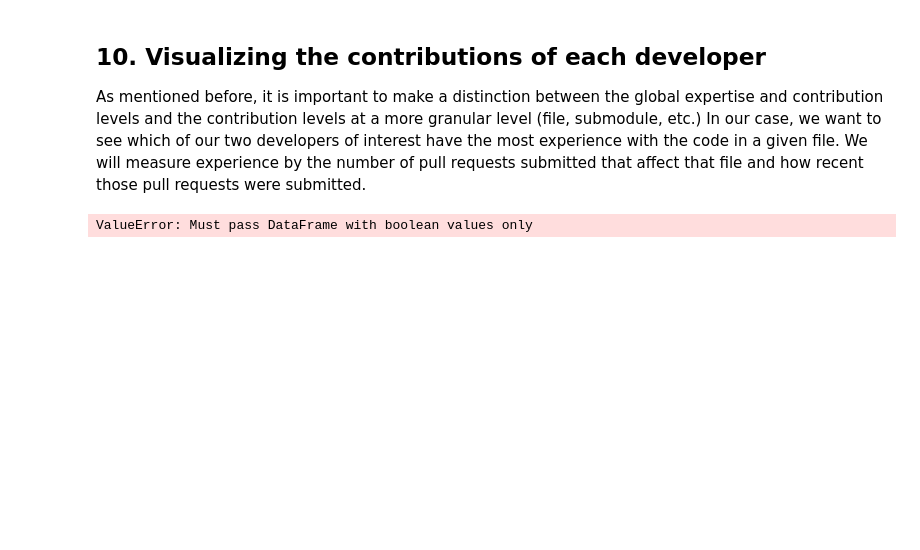
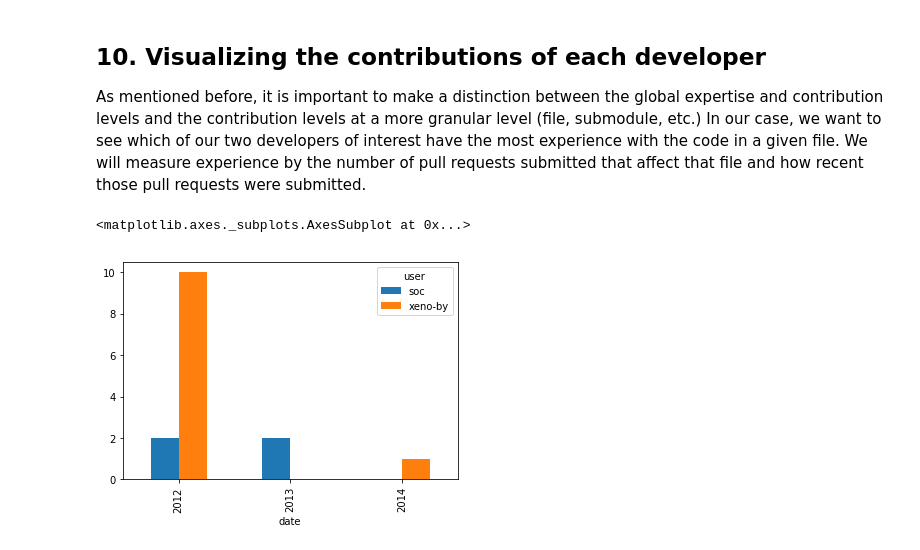
Before and after one commit to ozoryms/Python-DC, a Jupyter notebook: The GitHub History of the Scala Language/The Github History of the Scala Language.ipynb, the cells around one changed output. Cells and saved outputs as stored; diff of their text form; code cells hidden in the pictures; blank space fills up the shorter version.

```diff
--- a/The GitHub History of the Scala Language/The Github History of the Scala Language.ipynb
+++ b/The GitHub History of the Scala Language/The Github History of the Scala Language.ipynb
@@ -164,20 +164,21 @@ counts_wide.plot(kind='bar')
 # %%
 authors = ['xeno-by', 'soc']
 file = 'src/compiler/scala/reflect/reify/phases/Calculate.scala'
 
 # Select the pull requests submitted by the authors, from the `data` DataFrame
 by_author = data[data['user'].isin(authors)]
 
 # Select the pull requests that affect the file
-by_file = data[data[by_author] == file]
+by_file = by_author[by_author['file'] == file]
 
 # Group and count the number of PRs done by each user each year
 grouped = by_file.groupby(['user', by_file['date'].dt.year]).count()['pid'].reset_index()
 
 # Transform the data into a wide format
 by_file_wide = grouped.pivot_table(index='date', columns='user', values='pid', fill_value=0)
 
 # Plot the results
 by_file_wide.plot(kind='bar')
 # %% [output]
-ValueError: Must pass DataFrame with boolean values only
+<matplotlib.axes._subplots.AxesSubplot at 0x...>
+[figure, added]
```
Also changed, not shown: parts of 2 cells of this notebook.
